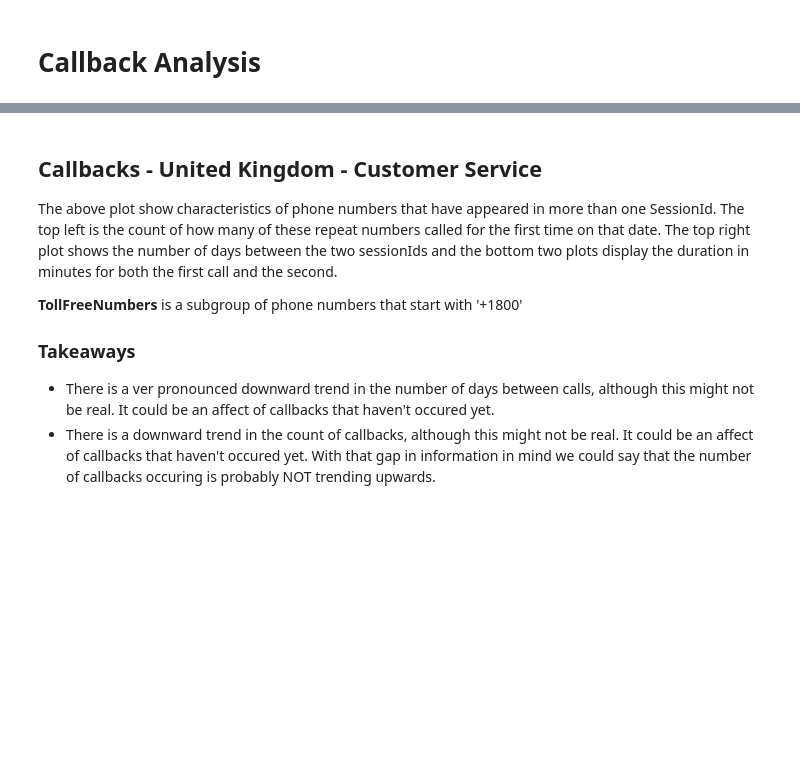
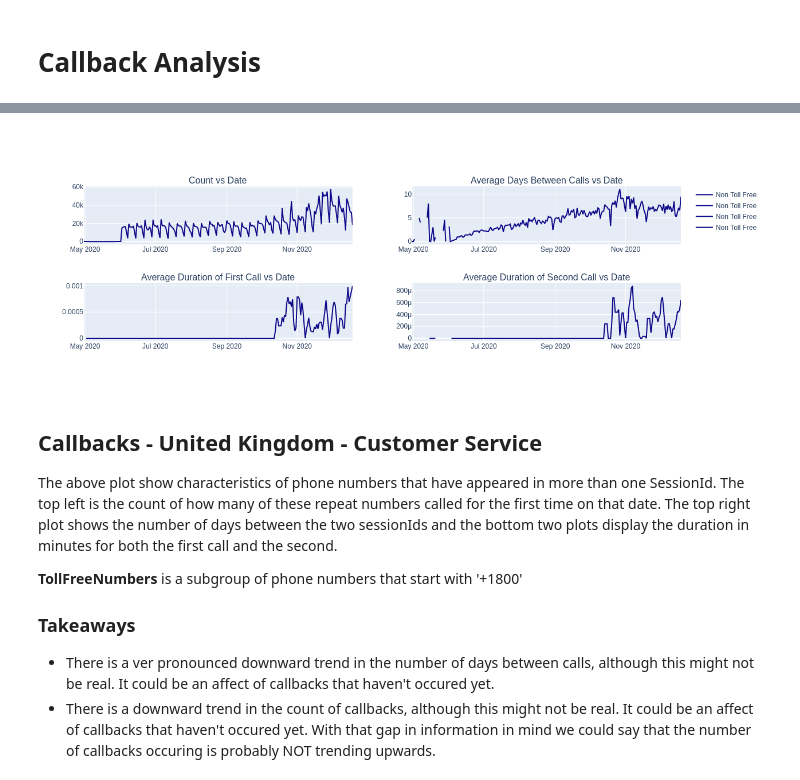
Before and after one commit to krapes/analysis_modules, a Jupyter notebook: development/Callbacks.ipynb, the cells around one changed output, grey strips where cells are left out. Drawn from its saved outputs; the diff is of its cells as text; code cells hidden in the pictures; blank space fills up the shorter version.

```diff
--- a/development/Callbacks.ipynb
+++ b/development/Callbacks.ipynb
@@ -76,3 +342,39 @@ PermissionDenied: 403 request failed: the user does not have 'bigquery.readsessi
+# %%
+from plotly.subplots import make_subplots
+
+titles = ('Count vs Date', 'Average Days Between Calls vs Date', 'Average Duration of First Call vs Date', 'Average Duration of Second Call vs Date')
+fig = make_subplots(rows=2, cols=2, subplot_titles=titles)
+fig = plot_traces(fig,
+                  data=df,
+                  x='date',
+                  y='count',
+                  hue='TollFreeNumber',
+                  row=1, col=1)
+
+fig = plot_traces(fig,
+                  data=df,
+                  x='date',
+                  y='avg_days_since_last_call',
+                  hue='TollFreeNumber',
+                  row=1, col=2)
+
+fig = plot_traces(fig,
+                  data=df,
+                  x='date',
+                  y='avg_14_day_avg_duration',
+                  hue='TollFreeNumber',
+                  row=2, col=1)
+
+fig = plot_traces(fig,
+                  data=df,
+                  x='date',
+                  y='avg_14_day_avg_previous_duration',
+                  hue='TollFreeNumber',
+                  row=2, col=2)
+
+fig.show()
+# %% [output]
+[figure, added]
 # %% [markdown]
 ## Callbacks - United Kingdom - Customer Service
 
```
Also changed, not shown: parts of 15 cells of this notebook.
